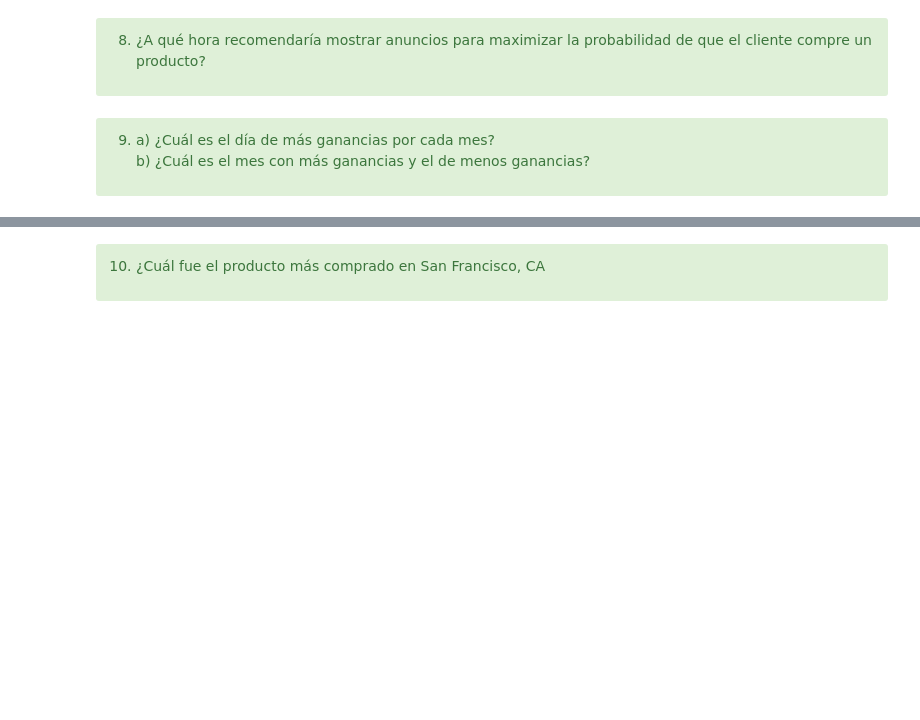
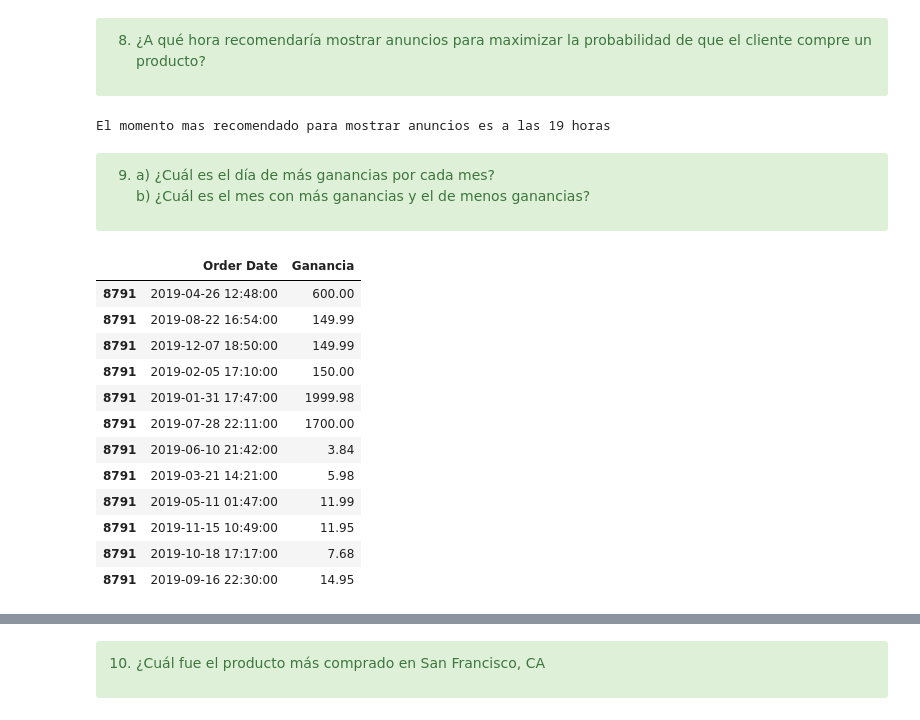
Before and after one commit to EscamillaJuan/CienciaDeDatos, a Jupyter notebook: OnlineStore/CD_10_Caso-TiendaOnline.ipynb, the cells around one changed output, grey strips where cells are left out. Cells and saved outputs as stored; diff of their text form; code cells hidden in the pictures; blank space fills up the shorter version.

```diff
--- a/OnlineStore/CD_10_Caso-TiendaOnline.ipynb
+++ b/OnlineStore/CD_10_Caso-TiendaOnline.ipynb
@@ -266,6 +232,12 @@ Los productos con más ganacia son: ['Macbook Pro Laptop', 'iPhone', 'ThinkPad L
 
 8. ¿A qué hora recomendaría mostrar anuncios para maximizar la probabilidad de que el cliente compre un producto?
 </div>
+# %%
+df['Order Date'] = pd.to_datetime(df['Order Date'], format='%m/%d/%y %H:%M')
+hr = df['Order Date'].dt.strftime('%H').value_counts()
+print(f'El momento mas recomendado para mostrar anuncios es a las {hr.idxmax()} horas')
+# %% [output]
+El momento mas recomendado para mostrar anuncios es a las 19 horas
 # %% [markdown]
 <div class="alert alert-success">
 
@@ -274,3 +246,35 @@ Los productos con más ganacia son: ['Macbook Pro Laptop', 'iPhone', 'ThinkPad L
     b) ¿Cuál es el mes con más ganancias y el de menos ganancias?
 
 </div>
+# %%
+# a
+files = glob.glob('datos/Ventas/*.txt')
+df =  pd.concat((pd.read_csv(file) for file in files))
+df = df.dropna(axis='rows',how='any')
+df = df[df['Quantity Ordered']!='Quantity Ordered']
+df['Order Date'] = pd.to_datetime(df['Order Date'], format='%m/%d/%y %H:%M')
+
+df.loc[:, 'Quantity Ordered'] = pd.to_numeric(df['Quantity Ordered'])
+df.loc[:, 'Price Each'] = pd.to_numeric(df['Price Each'])
+df["Mes"] = df["Order Date"].dt.month
+
+df['Ganancia'] = df['Quantity Ordered'] * df['Price Each']
+df['Ganancia'] = pd.to_numeric(df['Ganancia'])
+
+dia_max_ganancia = df.groupby(['Mes'])['Ganancia'].idxmax()
+dias_max_ganancia = df.loc[dia_max_ganancia].drop_duplicates(subset='Mes')[['Order Date', 'Ganancia']]
+dias_max_ganancia
+# %% [output]
+|  | Order Date | Ganancia |
+| 8791 | 2019-04-26 12:48:00 | 600.00 |
+| 8791 | 2019-08-22 16:54:00 | 149.99 |
+| 8791 | 2019-12-07 18:50:00 | 149.99 |
+| 8791 | 2019-02-05 17:10:00 | 150.00 |
+| 8791 | 2019-01-31 17:47:00 | 1999.98 |
+| 8791 | 2019-07-28 22:11:00 | 1700.00 |
+| 8791 | 2019-06-10 21:42:00 | 3.84 |
+| 8791 | 2019-03-21 14:21:00 | 5.98 |
+| 8791 | 2019-05-11 01:47:00 | 11.99 |
+| 8791 | 2019-11-15 10:49:00 | 11.95 |
+| 8791 | 2019-10-18 17:17:00 | 7.68 |
+| 8791 | 2019-09-16 22:30:00 | 14.95 |
```
Also changed, not shown: parts of 15 cells of this notebook, 1 other file.
